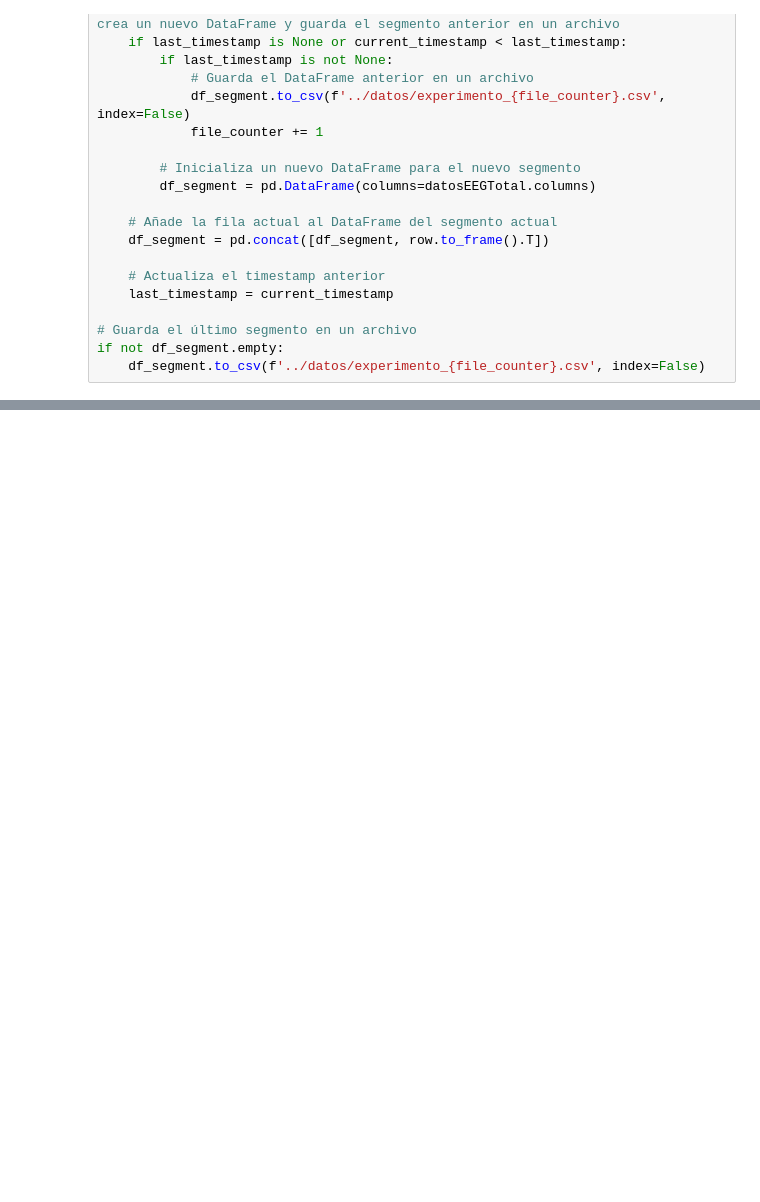
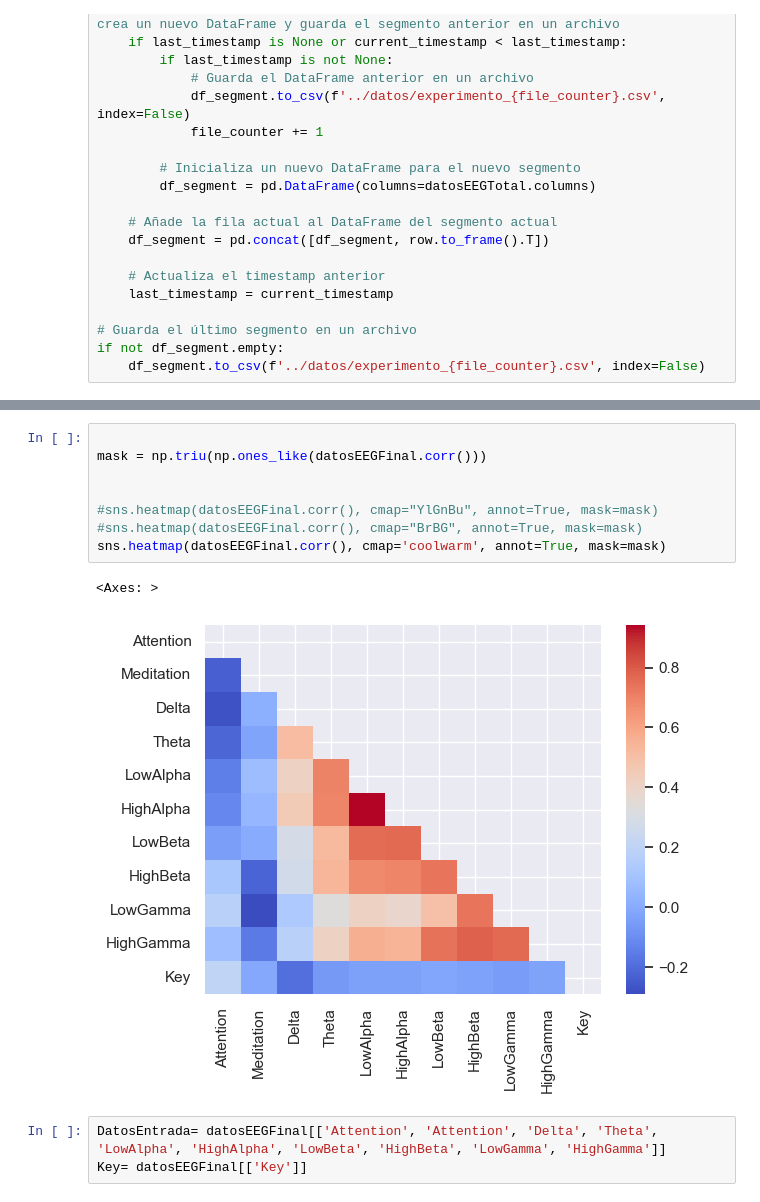
Before and after one commit to jpg1003/AnalisisEEG, a Jupyter notebook: codigo/notebooks/CodigoTFG_limpieza.ipynb, the cells around one changed output, grey strips where cells are left out. Saved outputs shown, nothing was run; the diff lists cells and outputs as text; blank space fills up the shorter version.

Commit message:
ADD - Triangulo Heatmap Correlation

```diff
--- a/codigo/notebooks/CodigoTFG_limpieza.ipynb
+++ b/codigo/notebooks/CodigoTFG_limpieza.ipynb
@@ -332,0 +325,14 @@ Key= datosEEGFinal[['Key']]
+# %%
+
+mask = np.triu(np.ones_like(datosEEGFinal.corr()))
+
+
+#sns.heatmap(datosEEGFinal.corr(), cmap="YlGnBu", annot=True, mask=mask)
+#sns.heatmap(datosEEGFinal.corr(), cmap="BrBG", annot=True, mask=mask)
+sns.heatmap(datosEEGFinal.corr(), cmap='coolwarm', annot=True, mask=mask)
+# %% [output]
+<Axes: >
+[figure, added]
+# %%
+DatosEntrada= datosEEGFinal[['Attention', 'Attention', 'Delta', 'Theta', 'LowAlpha', 'HighAlpha', 'LowBeta', 'HighBeta', 'LowGamma', 'HighGamma']]
+Key= datosEEGFinal[['Key']]
```
Also changed, not shown: parts of 23 cells of this notebook.
